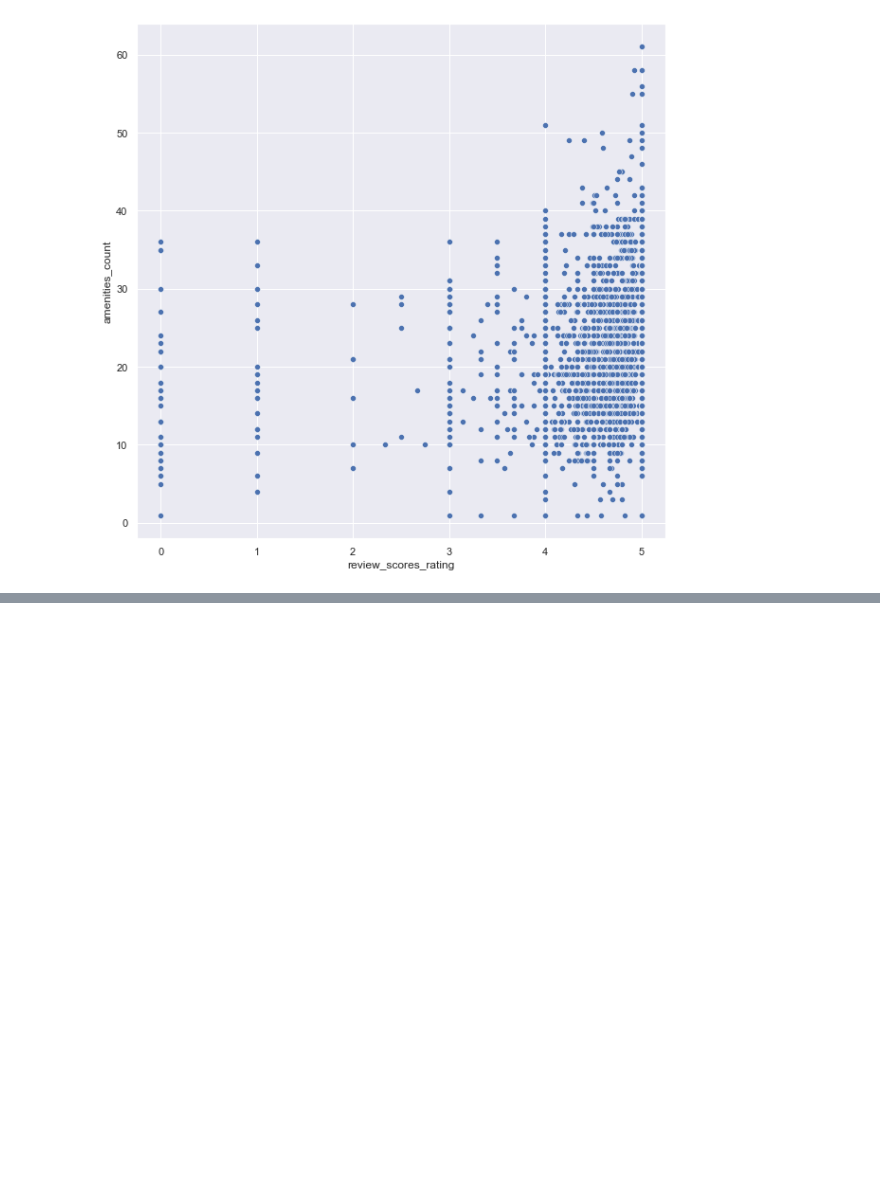
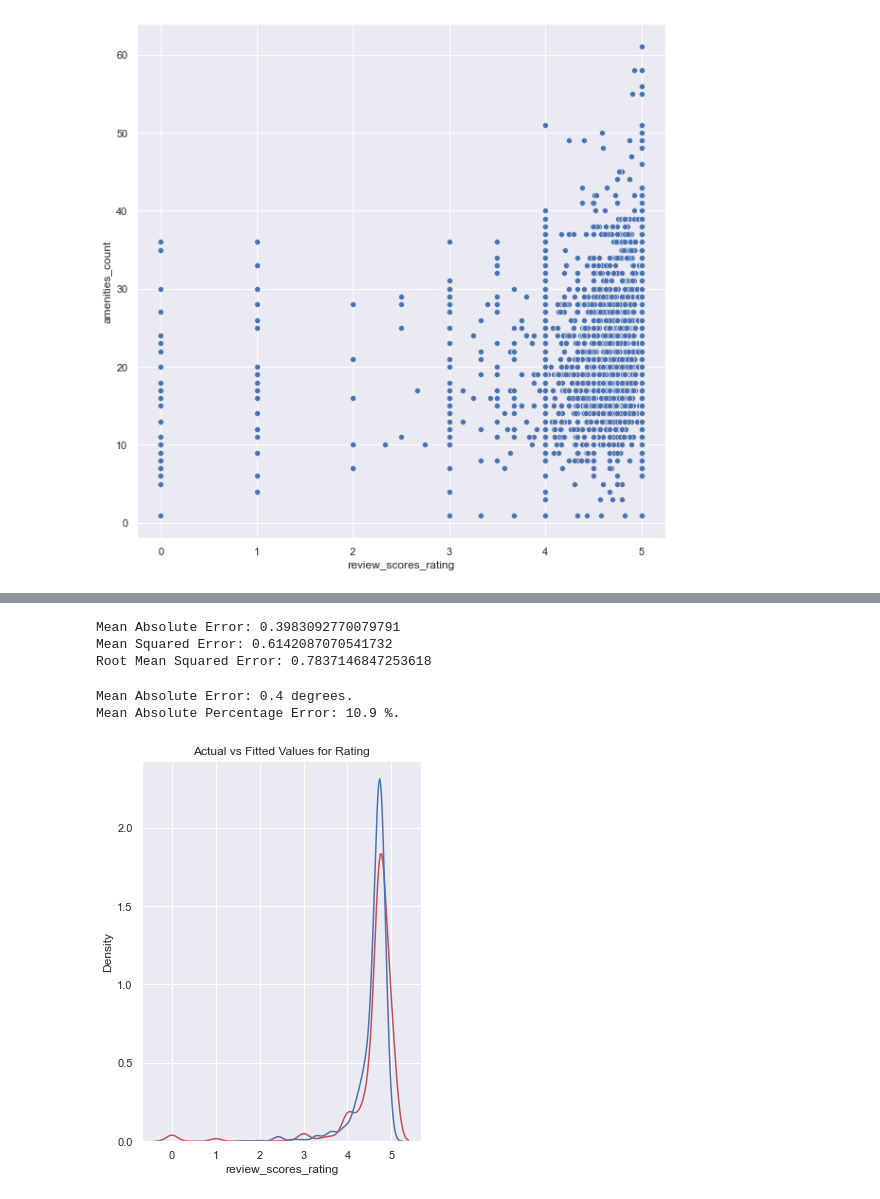
Before and after one commit to boonhaoyeo/SC1015-Mini-Project, a Jupyter notebook: Test Project for Amenities.ipynb, the cells around one changed output, grey strips where cells are left out. Drawn from its saved outputs; the diff is of its cells as text; code cells hidden in the pictures; blank space fills up the shorter version.

Commit message:
Add files via upload
- Added Random Forest ML
- Added SVM ML

```diff
--- a/Test Project for Amenities.ipynb
+++ b/Test Project for Amenities.ipynb
@@ -206,7 +212,7 @@ Name: amenities, dtype: object
 #check amenity list against amenity column to see if it exists, then
 #then append column to dataframe
 
-for i in amenity_list_top5:
+for i in amenity_list_top10:
     amenities['has_{variable}'.format(variable=i.lower().strip())] = amenities['amenities'].apply(lambda x: str(i) in str(amenities['amenities']))
 
 amenities.head()
@@ -224,0 +233,9 @@ See the caveats in the documentation: https://pandas.pydata.org/pandas-docs/stab
+# %%
+from sklearn.model_selection import train_test_split
+#amenities = amenities.replace({True: 1, False: 0})
+amenities = amenities.fillna(amenities['review_scores_rating'].median())
+#amenities = amenities.dropna(subset=['review_scores_rating'])
+X = amenities.drop(columns=['review_scores_rating', 'amenities'], axis=1)
+y = amenities['review_scores_rating']
+X_train, X_test, y_train, y_test = train_test_split(X, y, test_size = 0.3, random_state = 5)
+X.head()
@@ -224,0 +249,5 @@ See the caveats in the documentation: https://pandas.pydata.org/pandas-docs/stab
+# %%
+from sklearn.ensemble import RandomForestRegressor
+regressor = RandomForestRegressor(n_estimators = 10000, random_state = 5)
+regressor.fit(X_train, y_train)
+y.head()
@@ -224,0 +261,4 @@ See the caveats in the documentation: https://pandas.pydata.org/pandas-docs/stab
+# %%
+y_pred = regressor.predict(X_test)
+test_df = pd.DataFrame({'Actual': y_test, 'Predicted': y_pred})
+test_df
@@ -224,0 +279,52 @@ See the caveats in the documentation: https://pandas.pydata.org/pandas-docs/stab
+# %%
+from sklearn import metrics
+print('Mean Absolute Error:', metrics.mean_absolute_error(y_test, y_pred))
+print('Mean Squared Error:', metrics.mean_squared_error(y_test, y_pred))
+print('Root Mean Squared Error:', np.sqrt(metrics.mean_squared_error(y_test, y_pred)))
+# %% [output]
+Mean Absolute Error: 0.3983092770079791
+Mean Squared Error: 0.6142087070541732
+Root Mean Squared Error: 0.7837146847253618
+# %%
+def percentage_error(actual, predicted):
+    res = np.empty(actual.shape)
+    for j in range(actual.shape[0]):
+        if actual[j] != 0:
+            res[j] = (actual[j] - predicted[j]) / actual[j]
+        else:
+            res[j] = predicted[j] / np.mean(actual)
+    return res
+
+def mean_absolute_percentage_error_(y_true, y_pred):
+    return np.mean(np.abs(percentage_error(np.asarray(y_true), np.asarray(y_pred)))) * 100
+
+# Calculate the absolute errors
+errors = abs(y_pred - y_test)
+# Print out the mean absolute error (mae)
+print('Mean Absolute Error:', round(np.mean(errors), 2), 'degrees.')
+
+# Calculate mean absolute percentage error (MAPE)
+#mape = 100 * (errors / y_test)
+mape = mean_absolute_percentage_error_(y_test, y_pred)
+# Calculate and display accuracy
+#accuracy = 100 - np.mean(mape)
+print('Mean Absolute Percentage Error:', round(mape, 2), '%.')
+#regressor.score(X_test, y_test)
+# %% [output]
+Mean Absolute Error: 0.4 degrees.
+Mean Absolute Percentage Error: 10.9 %.
+# %%
+plt.figure(figsize=(5, 7))
+
+
+ax = sb.distplot(y, hist=False, color="r", label="Actual Value")
+sb.distplot(y_pred, hist=False, color="b", label="Fitted Values" , ax=ax)
+
+
+plt.title('Actual vs Fitted Values for Rating')
+
+
+plt.show()
+plt.close()
+# %% [output]
+[figure, added]
```
Also changed, not shown: parts of 15 cells of this notebook.
